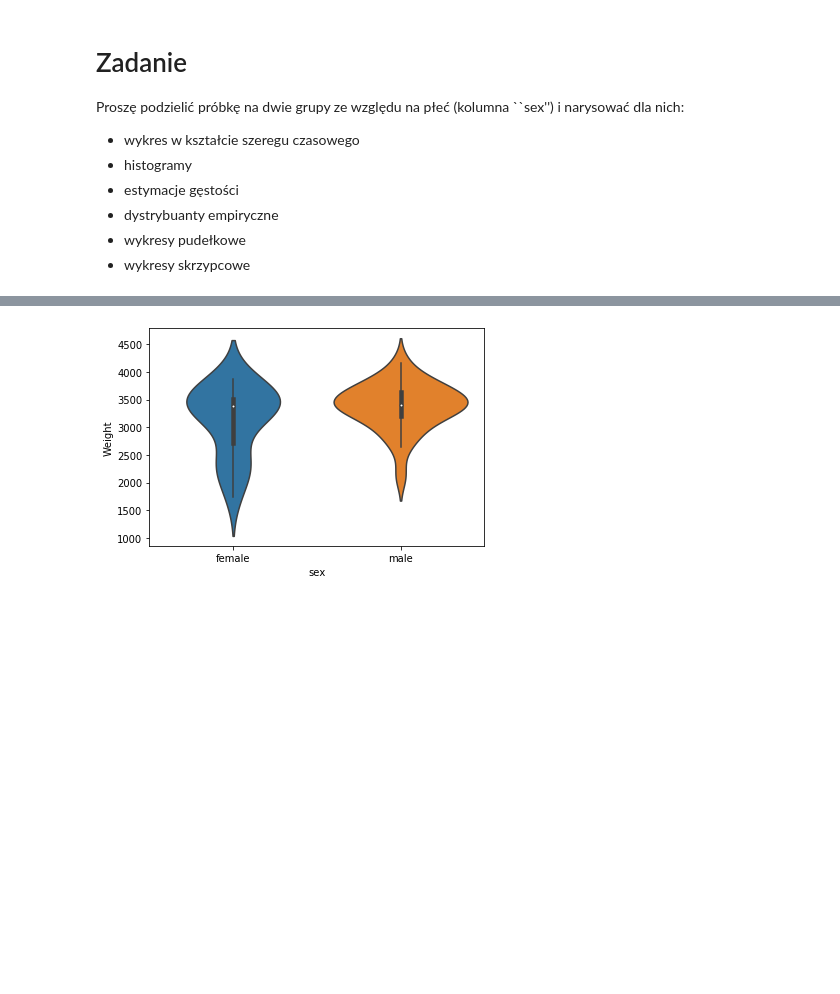
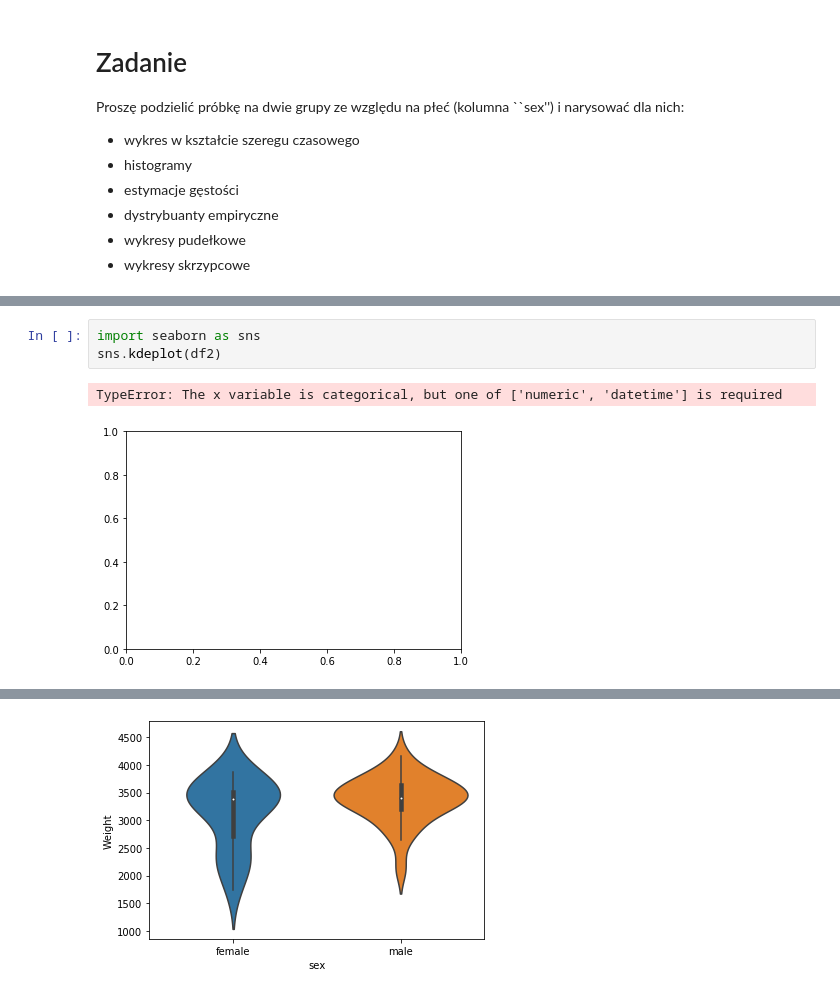
Before and after one commit to JQB26/podstawy_sztucznej_inteligencji, a Jupyter notebook: Z02_numy_pandas.ipynb, the cells around one changed output, grey strips where cells are left out. Saved outputs shown, nothing was run; the diff lists cells and outputs as text; blank space fills up the shorter version.

```diff
--- a/Z02_numy_pandas.ipynb
+++ b/Z02_numy_pandas.ipynb
@@ -1594,0 +1712,6 @@ Proszę podzielić próbkę na dwie grupy ze względu na płeć (kolumna ``sex''
+# %%
+import seaborn as sns
+sns.kdeplot(df2)
+# %% [output]
+TypeError: The x variable is categorical, but one of ['numeric', 'datetime'] is required
+[figure, added]
```
Also changed, not shown: parts of 31 cells of this notebook.
